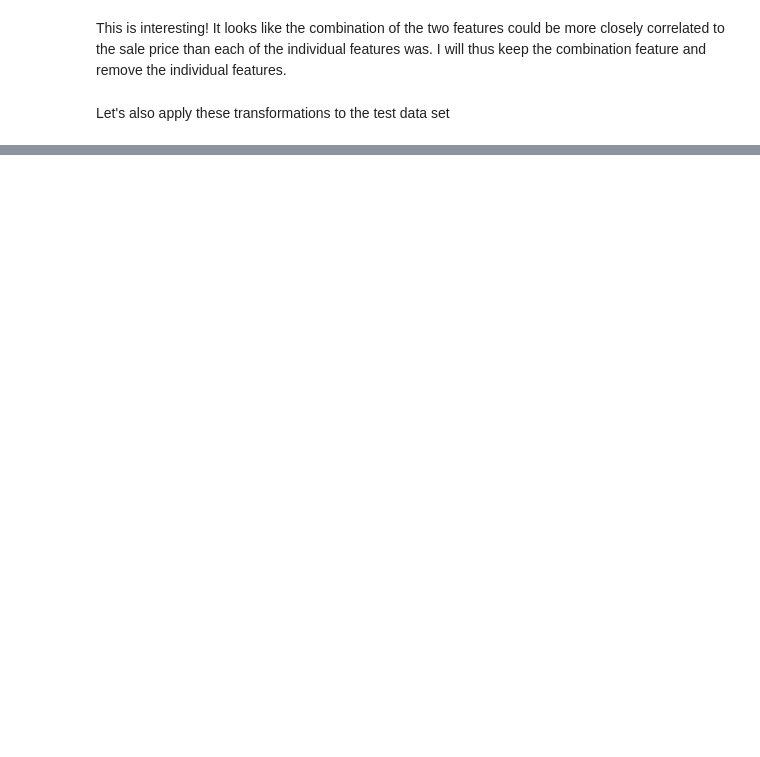
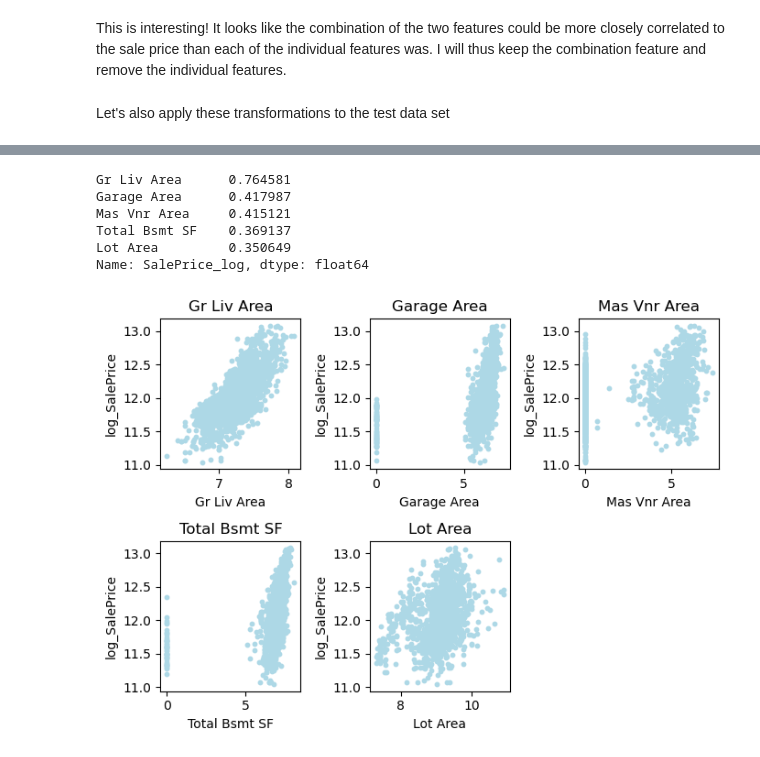
Before and after one commit to OphelieRutschmann/COS_machine_learning, a Jupyter notebook: 03_Machine_Learning_1_Project/02_Feature_Engineering.ipynb, the cells around one changed output, grey strips where cells are left out. Saved outputs shown, nothing was run; the diff lists cells and outputs as text; code cells hidden in the pictures; blank space fills up the shorter version.

```diff
--- a/03_Machine_Learning_1_Project/02_Feature_Engineering.ipynb
+++ b/03_Machine_Learning_1_Project/02_Feature_Engineering.ipynb
@@ -355,0 +347,33 @@ Index(['MS SubClass', 'MS Zoning', 'Lot Frontage', 'Lot Area', 'Lot Shape',
+# %%
+cont_cols = ["Lot Frontage", "Lot Area", "Mas Vnr Area", "BsmtFin SF 1",
+                  "Total Bsmt SF", "Gr Liv Area", "Garage Area", "Wood Deck SF"]
+# %%
+corr = df[cont_cols + ["SalePrice_log"]].corr()["SalePrice_log"]
+corr = corr.drop("SalePrice_log").sort_values(ascending=False)
+corr = corr.head(5)
+print(corr)
+# %% [output]
+Gr Liv Area      0.764581
+Garage Area      0.417987
+Mas Vnr Area     0.415121
+Total Bsmt SF    0.369137
+Lot Area         0.350649
+Name: SalePrice_log, dtype: float64
+# %%
+fig, axes = plt.subplots(2, 3, figsize=(7,5))
+axes = axes.flatten()
+
+for ax, col in zip(axes, corr.index):
+    ax.scatter(df[col], df["SalePrice_log"], color="lightblue", s=10)
+    ax.set_xlabel(col)
+    ax.set_ylabel("log_SalePrice")
+    ax.set_title(col)
+
+# Remove unused subplots
+for j in range(len(corr.index), len(axes)):
+    fig.delaxes(axes[j])
+
+plt.tight_layout()
+plt.show()
+# %% [output]
+[figure, added]
```
Also changed, not shown: parts of 18 cells of this notebook, 3 other files.
